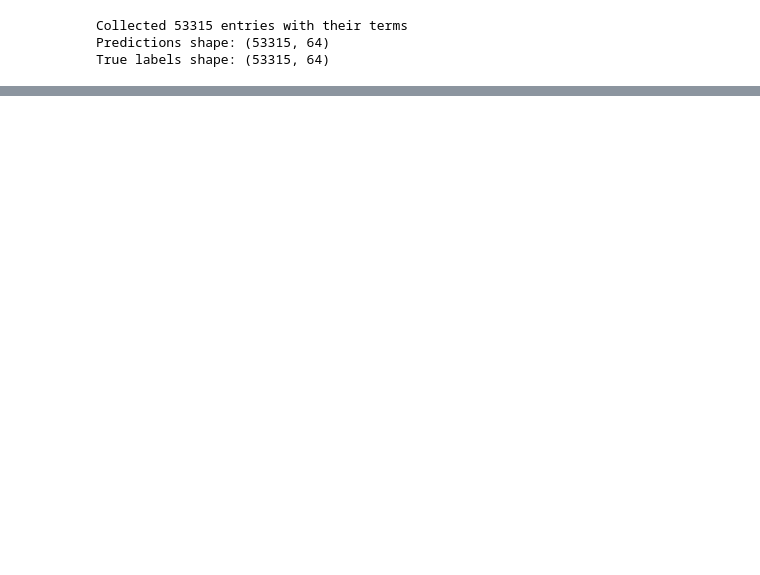
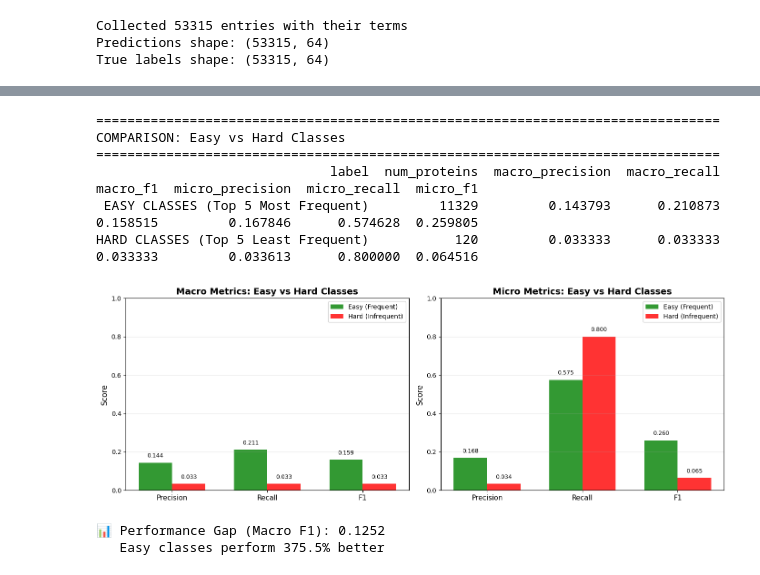
Before and after one commit to tnshp/CAFA6_embeds_model, a Jupyter notebook: test_model.ipynb, the cells around one changed output, grey strips where cells are left out. Drawn from its saved outputs; the diff is of its cells as text; code cells hidden in the pictures; blank space fills up the shorter version.

```diff
--- a/test_model.ipynb
+++ b/test_model.ipynb
@@ -345,0 +573,4 @@ Unique proteins in ground truth: 49339
+# %%
+ia_df = pd.read_csv("/mnt/d/ML/Kaggle/CAFA6/cafa-6-protein-function-prediction/IA.tsv", sep="\t", header=None)
+ia_df.columns = ['terms', 'ia']
+ia_df
@@ -415,2 +925,72 @@ F1: 0.0921
+# %%
+# Create comparison table
+comparison_df = pd.DataFrame([easy_metrics, hard_metrics])
+print("\n" + "="*80)
+print("COMPARISON: Easy vs Hard Classes")
+print("="*80)
+print(comparison_df[['label', 'num_proteins', 'macro_precision', 'macro_recall', 'macro_f1',
+                     'micro_precision', 'micro_recall', 'micro_f1']].to_string(index=False))
+
+# Visualize comparison
+fig, axes = plt.subplots(1, 2, figsize=(14, 5))
+
+# Macro metrics
+metrics_to_plot = ['macro_precision', 'macro_recall', 'macro_f1']
+x = np.arange(len(metrics_to_plot))
+width = 0.35
+
+easy_vals = [easy_metrics[m] for m in metrics_to_plot]
+hard_vals = [hard_metrics[m] for m in metrics_to_plot]
+
+axes[0].bar(x - width/2, easy_vals, width, label='Easy (Frequent)', alpha=0.8, color='green')
+axes[0].bar(x + width/2, hard_vals, width, label='Hard (Infrequent)', alpha=0.8, color='red')
+axes[0].set_ylabel('Score', fontsize=12)
+axes[0].set_title('Macro Metrics: Easy vs Hard Classes', fontsize=14, fontweight='bold')
+axes[0].set_xticks(x)
+axes[0].set_xticklabels(['Precision', 'Recall', 'F1'], fontsize=11)
+axes[0].legend(fontsize=10)
+axes[0].grid(True, alpha=0.3, axis='y')
+axes[0].set_ylim([0, 1.0])
+
+# Add value labels on bars
+for i, (easy_val, hard_val) in enumerate(zip(easy_vals, hard_vals)):
+    axes[0].text(i - width/2, easy_val + 0.02, f'{easy_val:.3f}', ha='center', va='bottom', fontsize=9)
+    axes[0].text(i + width/2, hard_val + 0.02, f'{hard_val:.3f}', ha='center', va='bottom', fontsize=9)
+
+# Micro metrics
+metrics_to_plot = ['micro_precision', 'micro_recall', 'micro_f1']
+easy_vals = [easy_metrics[m] for m in metrics_to_plot]
+hard_vals = [hard_metrics[m] for m in metrics_to_plot]
+
+axes[1].bar(x - width/2, easy_vals, width, label='Easy (Frequent)', alpha=0.8, color='green')
+axes[1].bar(x + width/2, hard_vals, width, label='Hard (Infrequent)', alpha=0.8, color='red')
+axes[1].set_ylabel('Score', fontsize=12)
+axes[1].set_title('Micro Metrics: Easy vs Hard Classes', fontsize=14, fontweight='bold')
+axes[1].set_xticks(x)
+axes[1].set_xticklabels(['Precision', 'Recall', 'F1'], fontsize=11)
+axes[1].legend(fontsize=10)
+axes[1].grid(True, alpha=0.3, axis='y')
+axes[1].set_ylim([0, 1.0])
+
+# Add value labels on bars
+for i, (easy_val, hard_val) in enumerate(zip(easy_vals, hard_vals)):
+    axes[1].text(i - width/2, easy_val + 0.02, f'{easy_val:.3f}', ha='center', va='bottom', fontsize=9)
+    axes[1].text(i + width/2, hard_val + 0.02, f'{hard_val:.3f}', ha='center', va='bottom', fontsize=9)
+
+plt.tight_layout()
+plt.show()
+
+print(f"\n📊 Performance Gap (Macro F1): {easy_metrics['macro_f1'] - hard_metrics['macro_f1']:.4f}")
+print(f"   Easy classes perform {(easy_metrics['macro_f1'] / hard_metrics['macro_f1'] - 1) * 100:.1f}% better" if hard_metrics['macro_f1'] > 0 else "")
+# %% [output]
+================================================================================
+COMPARISON: Easy vs Hard Classes
+================================================================================
+                              label  num_proteins  macro_precision  macro_recall  macro_f1  micro_precision  micro_recall  micro_f1
+ EASY CLASSES (Top 5 Most Frequent)         11329         0.143793      0.210873  0.158515         0.167846      0.574628  0.259805
+HARD CLASSES (Top 5 Least Frequent)           120         0.033333      0.033333  0.033333         0.033613      0.800000  0.064516
+[figure, added]
+📊 Performance Gap (Macro F1): 0.1252
+   Easy classes perform 375.5% better
 # %%
 # Now test with different top-k values
```
Also changed, not shown: parts of 14 cells of this notebook, 11 other files.
